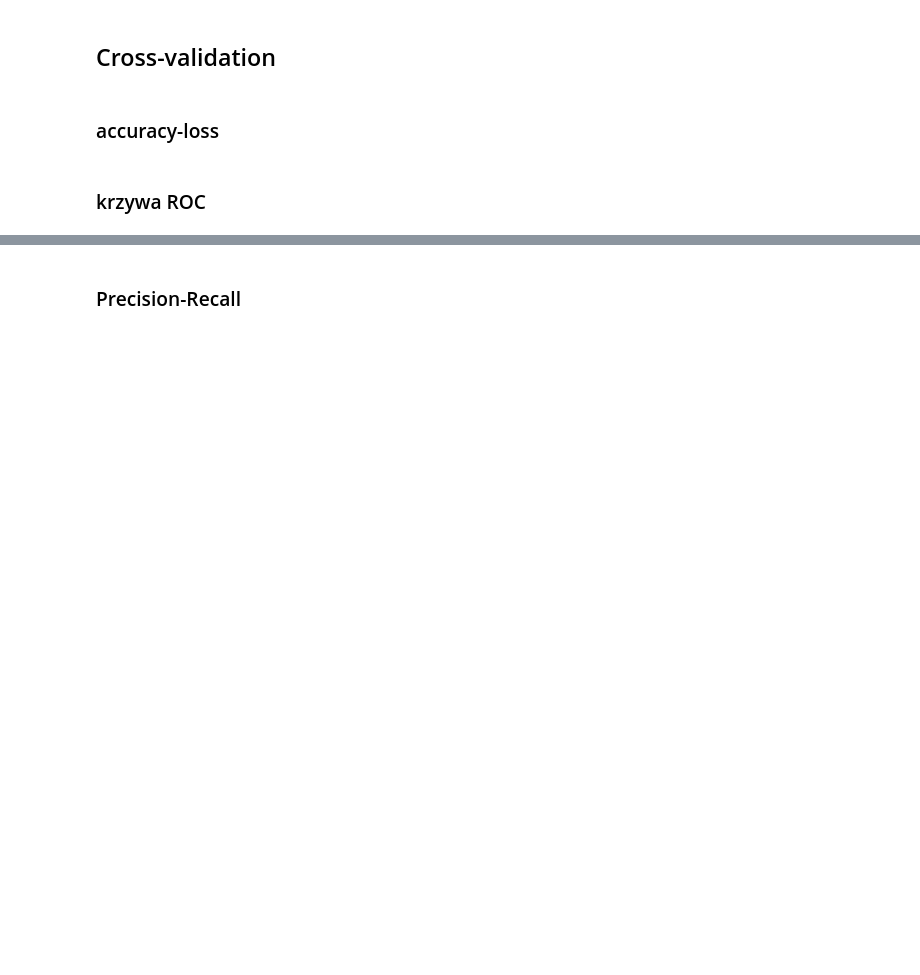
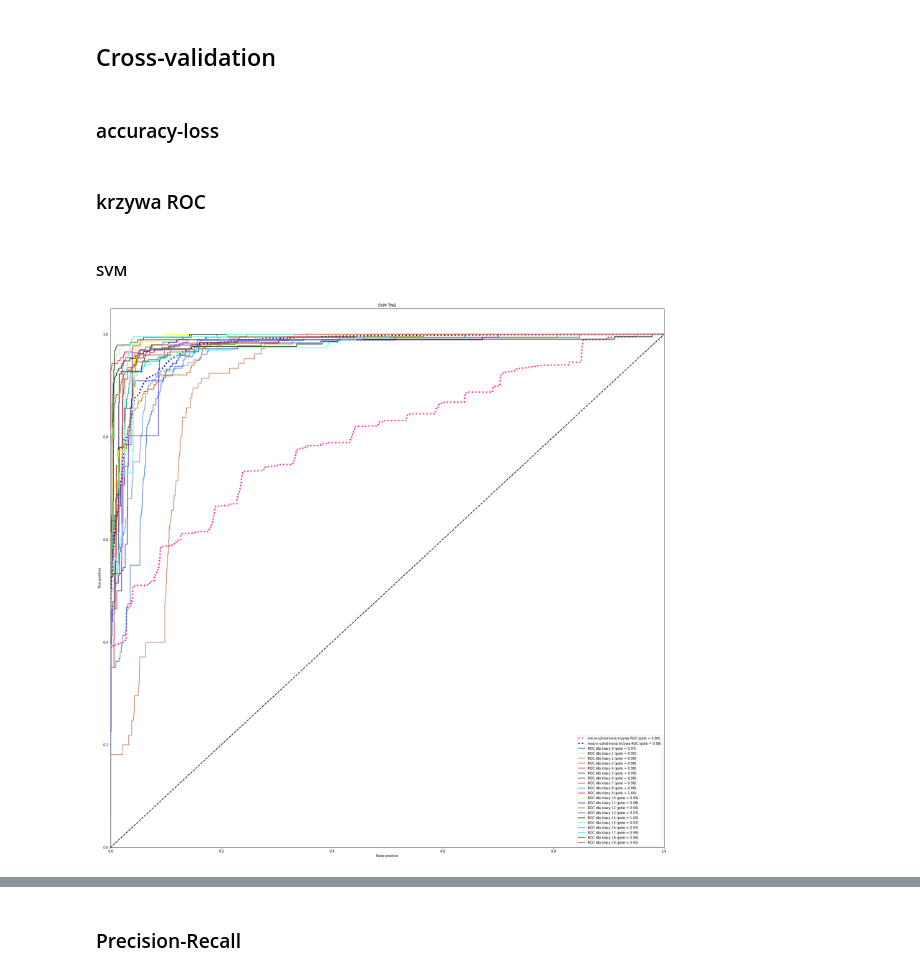
Before and after one commit to wiktor145/ml-project, a Jupyter notebook: Project4.ipynb, the cells around one changed output, grey strips where cells are left out. Saved outputs shown, nothing was run; the diff lists cells and outputs as text; code cells hidden in the pictures; blank space fills up the shorter version.

```diff
--- a/Project4.ipynb
+++ b/Project4.ipynb
@@ -402,0 +402,69 @@ Klasyfikator SUPERKNN bardzo szybko się uczy i osiąga dobre rezultaty.
+# %% [markdown]
+#### SVM
+# %%
+# ROC
+def determine_roc(clf, X_test,y_test ,title=""):
+    y_score = clf.decision_function(X_test)
+
+    # wyznaczamy tpr i fpr dla wszystkich klas osobno
+    fpr = dict()
+    tpr = dict()
+    roc_auc = dict()
+
+    for i in range(0, n_classes):
+
+        fpr[i], tpr[i], _ = roc_curve(y_test[:, i], y_score[:, i])
+        roc_auc[i] = auc(fpr[i], tpr[i])
+
+    # wartości micro
+    fpr["micro"], tpr["micro"], _ = roc_curve(y_test.ravel(), y_score.ravel())
+    roc_auc["micro"] = auc(fpr["micro"], tpr["micro"])
+
+    # wartości zbiorcze
+    all_fpr = np.unique(np.concatenate([fpr[i] for i in range(n_classes)]))
+    mean_tpr = np.zeros_like(all_fpr)
+    for i in range(n_classes):
+        mean_tpr += np.interp(all_fpr, fpr[i], tpr[i])
+
+    mean_tpr /= n_classes
+
+    fpr["macro"] = all_fpr
+    tpr["macro"] = mean_tpr
+    roc_auc["macro"] = auc(fpr["macro"], tpr["macro"])
+
+    # rysowanie wykresu
+    plt.figure()
+    plt.plot(fpr["micro"], tpr["micro"],
+            label='micro-uśredniona krzywa ROC (pole = {0:0.2f})'
+            ''.format(roc_auc["micro"]),
+            color="deeppink", linestyle=":", linewidth=4)
+
+    plt.plot(fpr["macro"], tpr["macro"],
+            label='macro-uśredniona krzywa ROC (pole = {0:0.2f})'
+            ''.format(roc_auc["macro"]),
+            color="navy", linestyle=":", linewidth=4)
+
+    for i in range(0, n_classes):
+        plt.plot(fpr[i], tpr[i], color=np.random.rand(3,), linewidth=2,
+                label="ROC dla klasy {} (pole = {:0.2f})"
+                "".format(i, roc_auc[i]))
+
+    plt.rcParams["figure.figsize"] = (30,30)
+    plt.plot([0,1], [0,1], "k--", linewidth=2)
+    plt.xlim([0.0, 1.0])
+    plt.ylim([0.0, 1.05])
+    plt.xlabel("False positive")
+    plt.ylabel("True positive")
+    plt.legend(loc="lower right")
+    plt.title(title)
+    plt.show()
+
+
+y_test = preprocessing.label_binarize(tng_test_labels, classes=[i for i in range(20)])
+n_classes = 20
+
+tng_svm_classifier = svm.SVC(kernel = 'poly')
+tng_svm_classifier.fit(tng_train_data, tng_train_labels)
+determine_roc(tng_svm_classifier,tng_test_data,y_test ,"SVM TNG")
+# %% [output]
+[figure, added]
```
Also changed, not shown: parts of 11 cells of this notebook.
